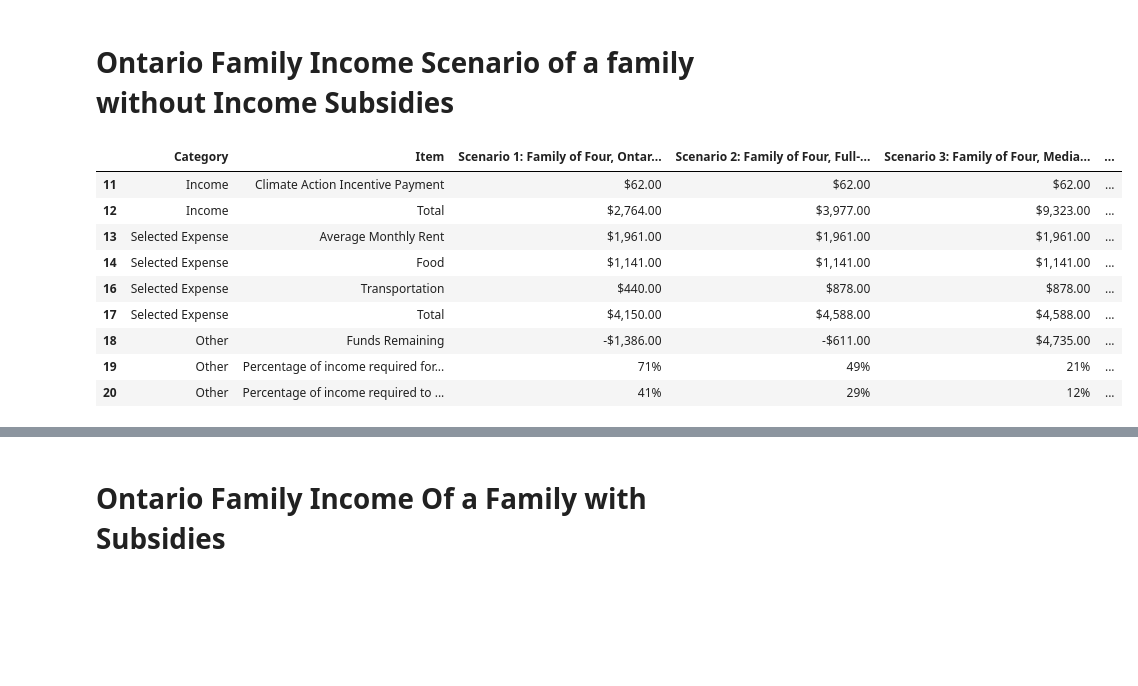
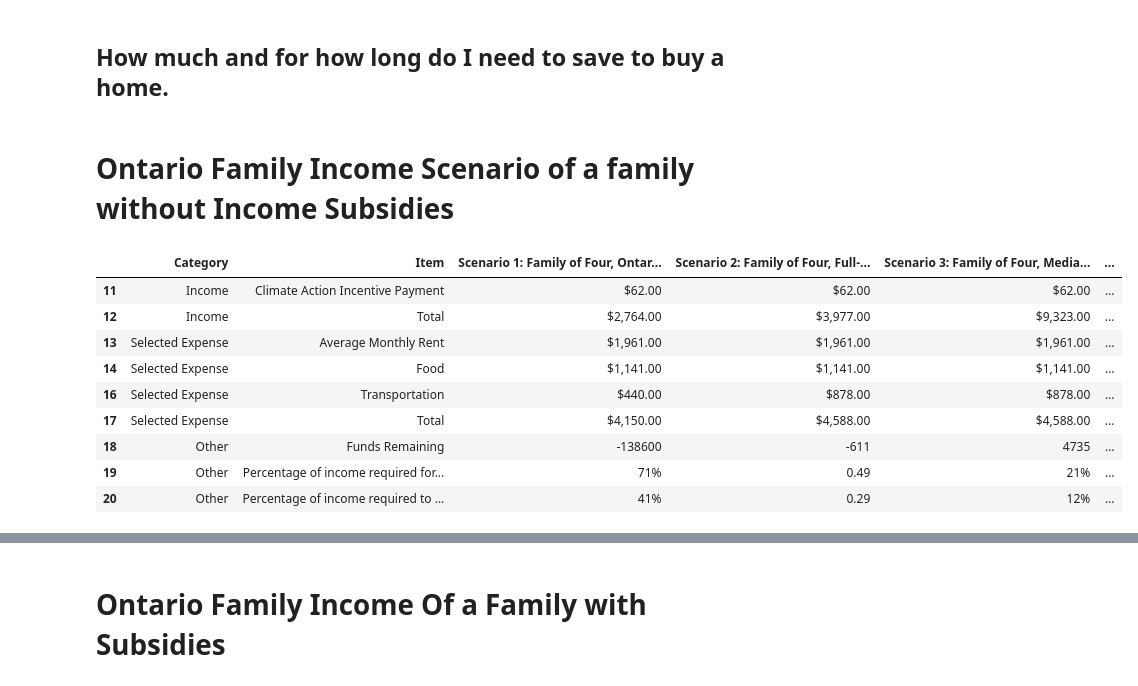
Before and after one commit to ycolagelo/Ontario-Housing-Project, a Jupyter notebook: MLS_analysi.ipynb, the cells around one changed output, grey strips where cells are left out. Cells and saved outputs as stored; diff of their text form; code cells hidden in the pictures; blank space fills up the shorter version.

```diff
--- a/MLS_analysi.ipynb
+++ b/MLS_analysi.ipynb
@@ -1,3 +1,5 @@
+# %% [markdown]
+## How much and for how long do I need to save to buy a home.
 # %%
 # Initial imports
 import pandas as pd
@@ -21,18 +23,19 @@ import numpy as np
 # Ontario Family Income Scenario of a family without Income Subsidies
 # %%
 
-df = pd.read_csv(r'C:\Users\ycola\Downloads\2022 Income Scenario - Without Subsidies, Average Rent.csv')
+df = pd.read_csv(r"C:\Users\ycola\OneDrive\Documents\GroupProject1\2022 income without subsidies.csv")
 df.dropna()
+# df['Scenario 1: Family of Four, Ontario Works']=df['Scenario 1: Family of Four, Ontario Works'].str.replace('$', '')
 # %% [output]
 |  | Category | Item | Scenario 1: Family of Four, Ontar... | Scenario 2: Family of Four, Full-... | Scenario 3: Family of Four, Media... | ... |
 | 11 | Income | Climate Action Incentive Payment | $62.00 | $62.00 | $62.00 | ... |
 | 12 | Income | Total | $2,764.00 | $3,977.00 | $9,323.00 | ... |
 | 13 | Selected Expense | Average Monthly Rent | $1,961.00 | $1,961.00 | $1,961.00 | ... |
 | 14 | Selected Expense | Food | $1,141.00 | $1,141.00 | $1,141.00 | ... |
 | 16 | Selected Expense | Transportation | $440.00 | $878.00 | $878.00 | ... |
 | 17 | Selected Expense | Total | $4,150.00 | $4,588.00 | $4,588.00 | ... |
-| 18 | Other | Funds Remaining | -$1,386.00 | -$611.00 | $4,735.00 | ... |
-| 19 | Other | Percentage of income required for... | 71% | 49% | 21% | ... |
-| 20 | Other | Percentage of income required to ... | 41% | 29% | 12% | ... |
+| 18 | Other | Funds Remaining | -138600 | -611 | 4735 | ... |
+| 19 | Other | Percentage of income required for... | 71% | 0.49 | 21% | ... |
+| 20 | Other | Percentage of income required to ... | 41% | 0.29 | 12% | ... |
 # %%
 #graph to show funds remaining after expenses for analysis funds will be used to calculate funds that will be needed for dowmpayment
```
Also changed, not shown: parts of 8 cells of this notebook.
